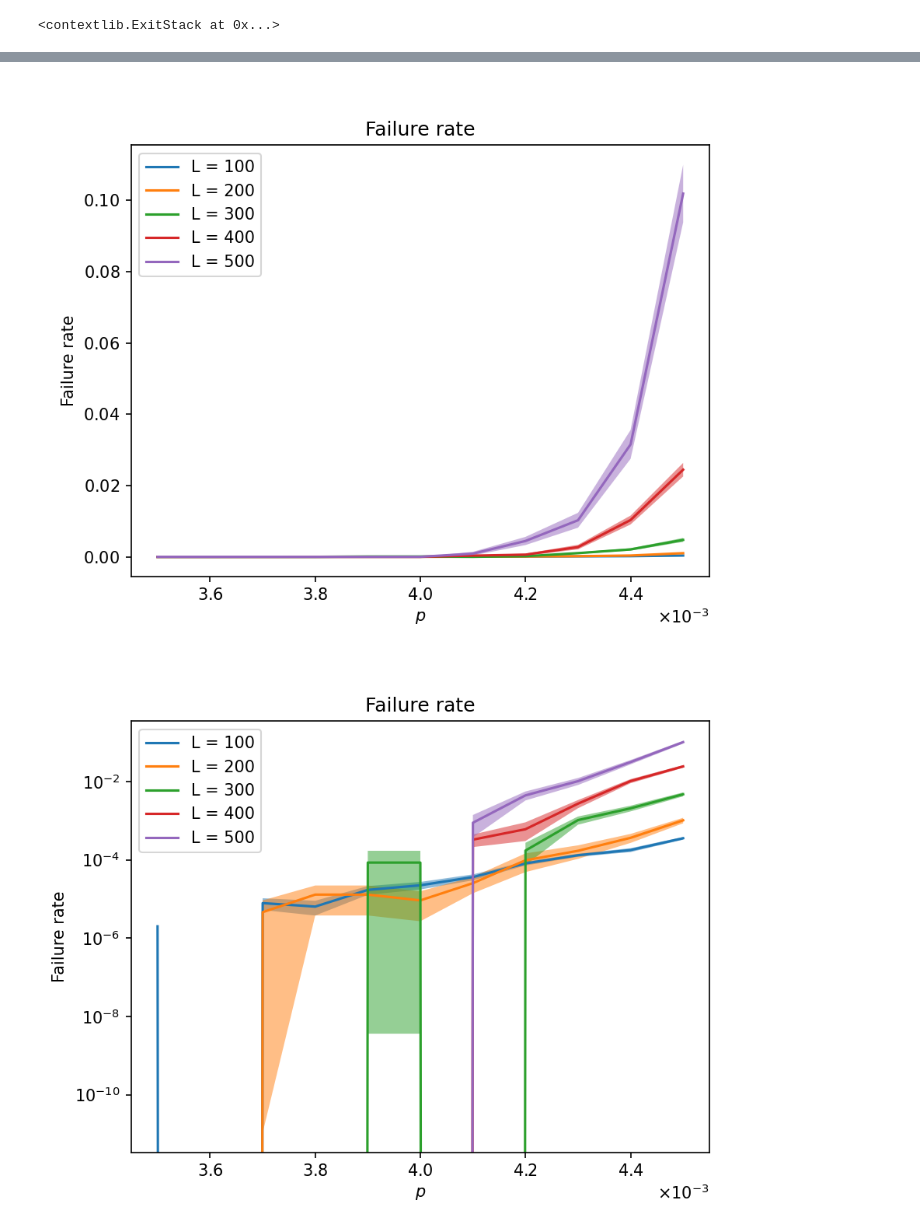
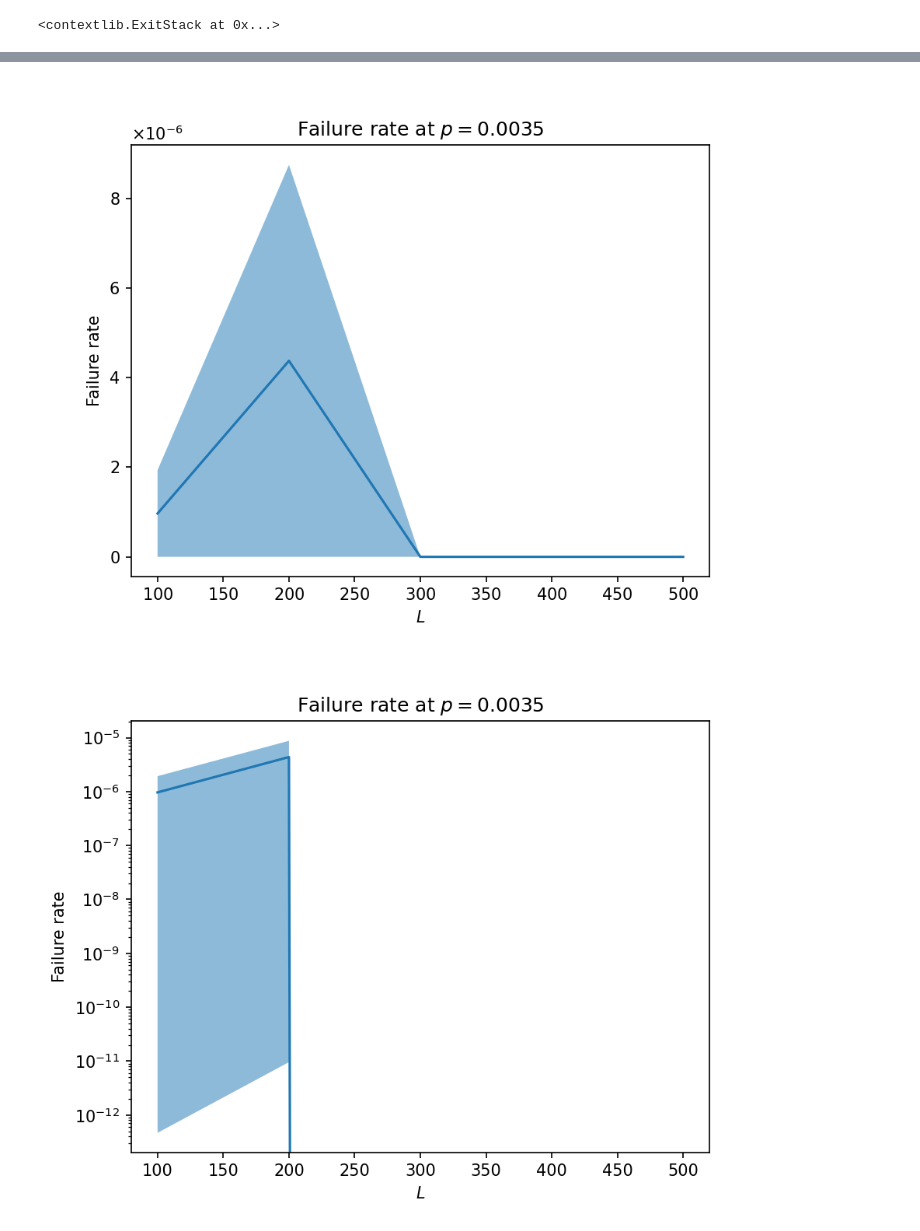
Before and after one commit to DanDan0101/toric-decoder, a Jupyter notebook: plot_run_11.ipynb, the cells around one changed output, grey strips where cells are left out. Drawn from its saved outputs; the diff is of its cells as text; code cells hidden in the pictures.

```diff
--- a/plot_run_11.ipynb
+++ b/plot_run_11.ipynb
@@ -21,13 +21,12 @@ for f in glob.glob('data/run_11/run_11_*.npy'):
     p_error = ((n % 11) + 35) / 10000 # p_error = 0.0035, 0.0036, ..., 0.0045
     data[L, p_error] = np.load(f)
 # %%
-data_array = np.empty((5, 11, 2))
+data_array = np.empty((5, 2))
 for i, L in enumerate([100, 200, 300, 400, 500]):
-    for j, p in enumerate(np.linspace(35, 45, 11)/10000):
-        data_array[i, j] = data[L, p]
+    data_array[i] = data[L, 0.0035]
 # %%
-fail_rate = data_array[:, :, 0]
-samples = data_array[:, :, 1]
+fail_rate = data_array[:, 0]
+samples = data_array[:, 1]
 error = np.sqrt(fail_rate * (1 - fail_rate) / samples)
 # %%
 L_ticks = np.linspace(100, 500, 5).astype(int)
@@ -49,30 +33,31 @@ plt.show()
 # %%
 plt.clf()
-for i, L in enumerate(L_ticks):
-    plt.plot(p_ticks, fail_rate[i], label = f"L = {L}")
-    plt.fill_between(p_ticks, fail_rate[i]-error[i], fail_rate[i]+error[i], alpha = 0.5)
-plt.legend()
-plt.title("Failure rate")
-plt.xlabel("$p$")
+
+plt.plot(L_ticks, fail_rate)
+plt.fill_between(L_ticks, fail_rate-error, fail_rate+error, alpha = 0.5)
+
+plt.title("Failure rate at $p=0.0035$")
+plt.xlabel("$L$")
 plt.ylabel("Failure rate")
 # plt.xticks()
 plt.ticklabel_format(scilimits = (-3, 3), useMathText = True)
 plt.savefig("plots/run11_fail_linear.png")
 plt.show()
 # %% [output]
-[figure, old version]
+[figure, new version]
 # %%
 plt.clf()
-for i, L in enumerate(L_ticks):
-    plt.plot(p_ticks, fail_rate[i], label = f"L = {L}")
-    plt.fill_between(p_ticks, fail_rate[i]-error[i], fail_rate[i]+error[i], alpha = 0.5)
-plt.legend()
-plt.title("Failure rate")
-plt.xlabel("$p$")
+
+plt.plot(L_ticks, fail_rate)
+plt.fill_between(L_ticks, fail_rate-error, fail_rate+error, alpha = 0.5)
+
+plt.title("Failure rate at $p=0.0035$")
+plt.xlabel("$L$")
 plt.ylabel("Failure rate")
-plt.ticklabel_format(scilimits = (-3, 3), useMathText = True)
+# plt.xticks()
 plt.yscale("log")
+# plt.ticklabel_format(scilimits = (-3, 3), useMathText = True)
 plt.savefig("plots/run11_fail_log.png")
 plt.show()
 # %% [output]
-[figure, old version]
+[figure, new version]
```
Also changed, not shown: parts of 2 cells of this notebook, 9 other files.
